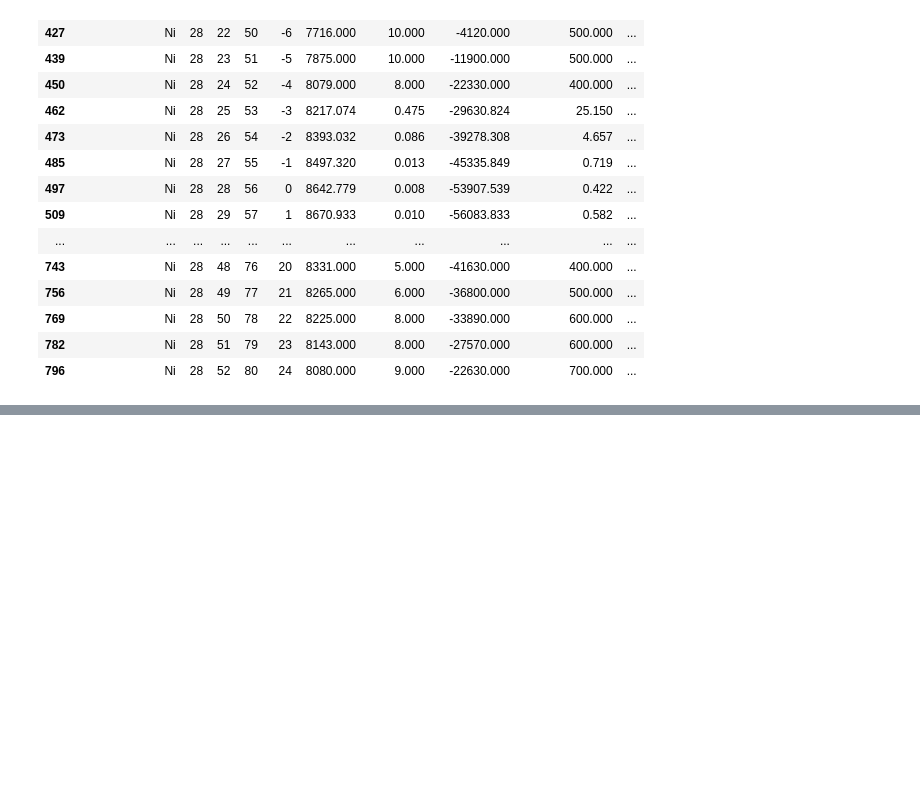
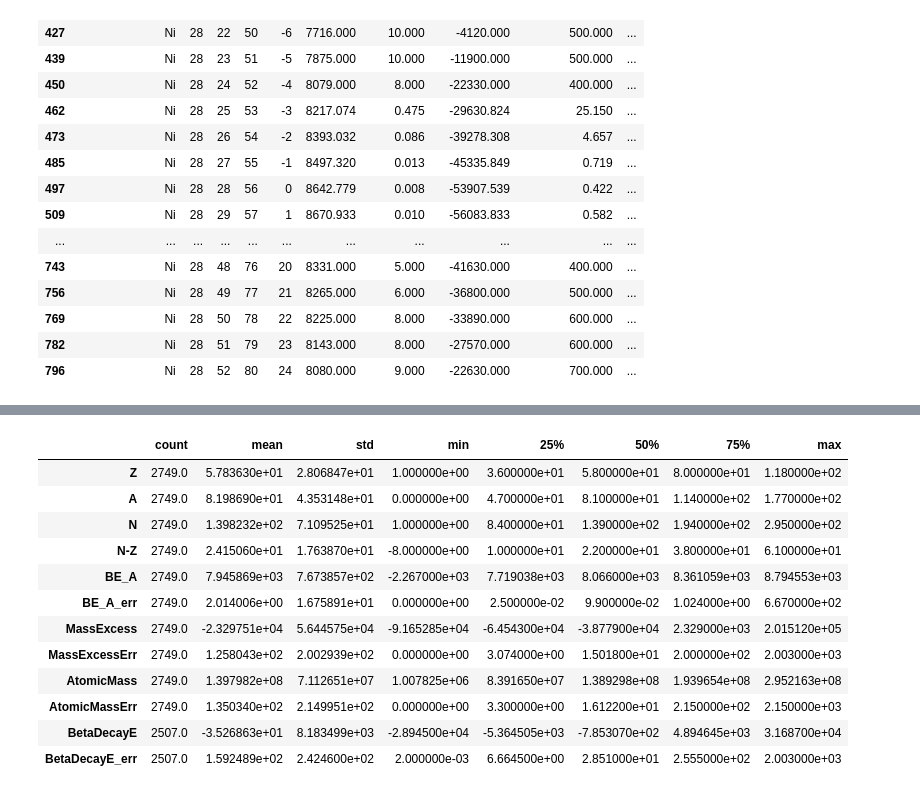
Before and after one commit to jtkwar/nuclear_musings, a Jupyter notebook: NuclearMassPredictor_v1.ipynb, the cells around one changed output, grey strips where cells are left out. Cells and saved outputs as stored; diff of their text form; code cells hidden in the pictures; blank space fills up the shorter version.

```diff
--- a/NuclearMassPredictor_v1.ipynb
+++ b/NuclearMassPredictor_v1.ipynb
@@ -278,0 +317,21 @@ dtype: object
+# %%
+test_df = test_df.dropna()
+# %%
+train_dataset = test_df.sample(frac=0.8, random_state=0)
+test_dataset = test_df.drop(train_dataset.index)
+# %%
+train_dataset.describe().transpose()
+# %% [output]
+|  | count | mean | std | min | 25% | 50% | 75% | max |
+| Z | 2749.0 | 5.783630e+01 | 2.806847e+01 | 1.000000e+00 | 3.600000e+01 | 5.800000e+01 | 8.000000e+01 | 1.180000e+02 |
+| A | 2749.0 | 8.198690e+01 | 4.353148e+01 | 0.000000e+00 | 4.700000e+01 | 8.100000e+01 | 1.140000e+02 | 1.770000e+02 |
+| N | 2749.0 | 1.398232e+02 | 7.109525e+01 | 1.000000e+00 | 8.400000e+01 | 1.390000e+02 | 1.940000e+02 | 2.950000e+02 |
+| N-Z | 2749.0 | 2.415060e+01 | 1.763870e+01 | -8.000000e+00 | 1.000000e+01 | 2.200000e+01 | 3.800000e+01 | 6.100000e+01 |
+| BE_A | 2749.0 | 7.945869e+03 | 7.673857e+02 | -2.267000e+03 | 7.719038e+03 | 8.066000e+03 | 8.361059e+03 | 8.794553e+03 |
+| BE_A_err | 2749.0 | 2.014006e+00 | 1.675891e+01 | 0.000000e+00 | 2.500000e-02 | 9.900000e-02 | 1.024000e+00 | 6.670000e+02 |
+| MassExcess | 2749.0 | -2.329751e+04 | 5.644575e+04 | -9.165285e+04 | -6.454300e+04 | -3.877900e+04 | 2.329000e+03 | 2.015120e+05 |
+| MassExcessErr | 2749.0 | 1.258043e+02 | 2.002939e+02 | 0.000000e+00 | 3.074000e+00 | 1.501800e+01 | 2.000000e+02 | 2.003000e+03 |
+| AtomicMass | 2749.0 | 1.397982e+08 | 7.112651e+07 | 1.007825e+06 | 8.391650e+07 | 1.389298e+08 | 1.939654e+08 | 2.952163e+08 |
+| AtomicMassErr | 2749.0 | 1.350340e+02 | 2.149951e+02 | 0.000000e+00 | 3.300000e+00 | 1.612200e+01 | 2.150000e+02 | 2.150000e+03 |
+| BetaDecayE | 2507.0 | -3.526863e+01 | 8.183499e+03 | -2.894500e+04 | -5.364505e+03 | -7.853070e+02 | 4.894645e+03 | 3.168700e+04 |
+| BetaDecayE_err | 2507.0 | 1.592489e+02 | 2.424600e+02 | 2.000000e-03 | 6.664500e+00 | 2.851000e+01 | 2.555000e+02 | 2.003000e+03 |
```
Also changed, not shown: parts of 18 cells of this notebook, 1 other file.
